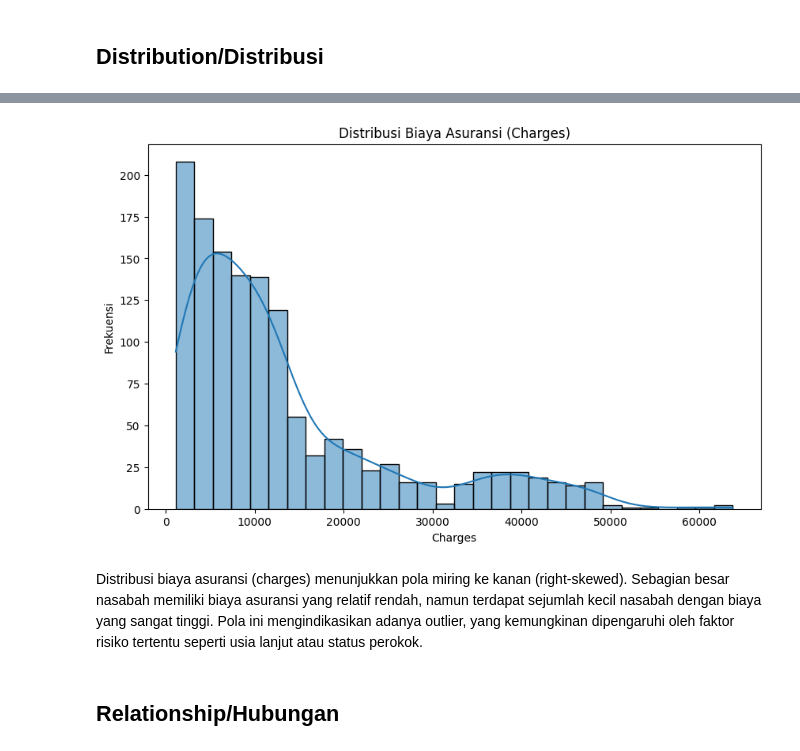
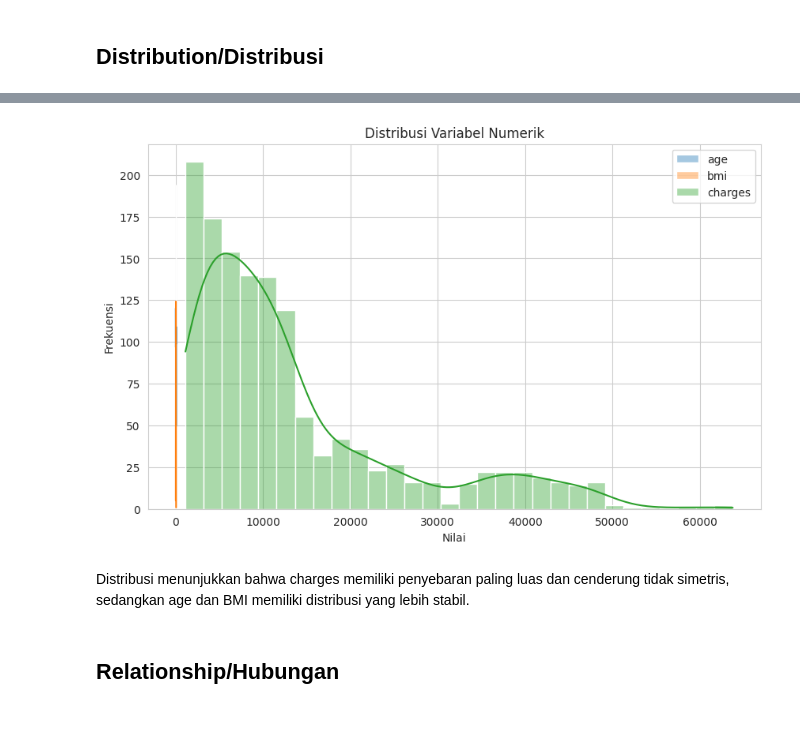
Before and after one commit to nbilaftrnii/CheckPoint-Analitik-Visualisasi-Data, a Jupyter notebook: CheckPoint 2/CheckPoint_2_Nabila_F.ipynb, the cells around one changed output, grey strips where cells are left out. Saved outputs shown, nothing was run; the diff lists cells and outputs as text; code cells hidden in the pictures; blank space fills up the shorter version.

```diff
--- a/CheckPoint 2/CheckPoint_2_Nabila_F.ipynb
+++ b/CheckPoint 2/CheckPoint_2_Nabila_F.ipynb
@@ -389,13 +489,19 @@ Grafik pie di atas menunjukkan komposisi jumlah nasabah berdasarkan wilayah (reg
 # %%
 plt.figure(figsize=(10,6))
-sns.histplot(df['charges'], kde=True)
-plt.title('Distribusi Biaya Asuransi (Charges)')
-plt.xlabel('Charges')
+
+numeric_cols = ['age', 'bmi', 'charges']
+
+for col in numeric_cols:
+    sns.histplot(df[col], label=col, kde=True, alpha=0.4)
+
+plt.title('Distribusi Variabel Numerik')
+plt.xlabel('Nilai')
 plt.ylabel('Frekuensi')
+plt.legend()
 plt.show()
 # %% [output]
-[figure, old version]
+[figure, new version]
-# %% [markdown]
-Distribusi biaya asuransi (charges) menunjukkan pola miring ke kanan (right-skewed). Sebagian besar nasabah memiliki biaya asuransi yang relatif rendah, namun terdapat sejumlah kecil nasabah dengan biaya yang sangat tinggi. Pola ini mengindikasikan adanya outlier, yang kemungkinan dipengaruhi oleh faktor risiko tertentu seperti usia lanjut atau status perokok.
+# %% [markdown]
+Distribusi menunjukkan bahwa charges memiliki penyebaran paling luas dan cenderung tidak simetris, sedangkan age dan BMI memiliki distribusi yang lebih stabil.
 # %% [markdown]
 ## **Relationship/Hubungan**
```
Also changed, not shown: parts of 17 cells of this notebook.
